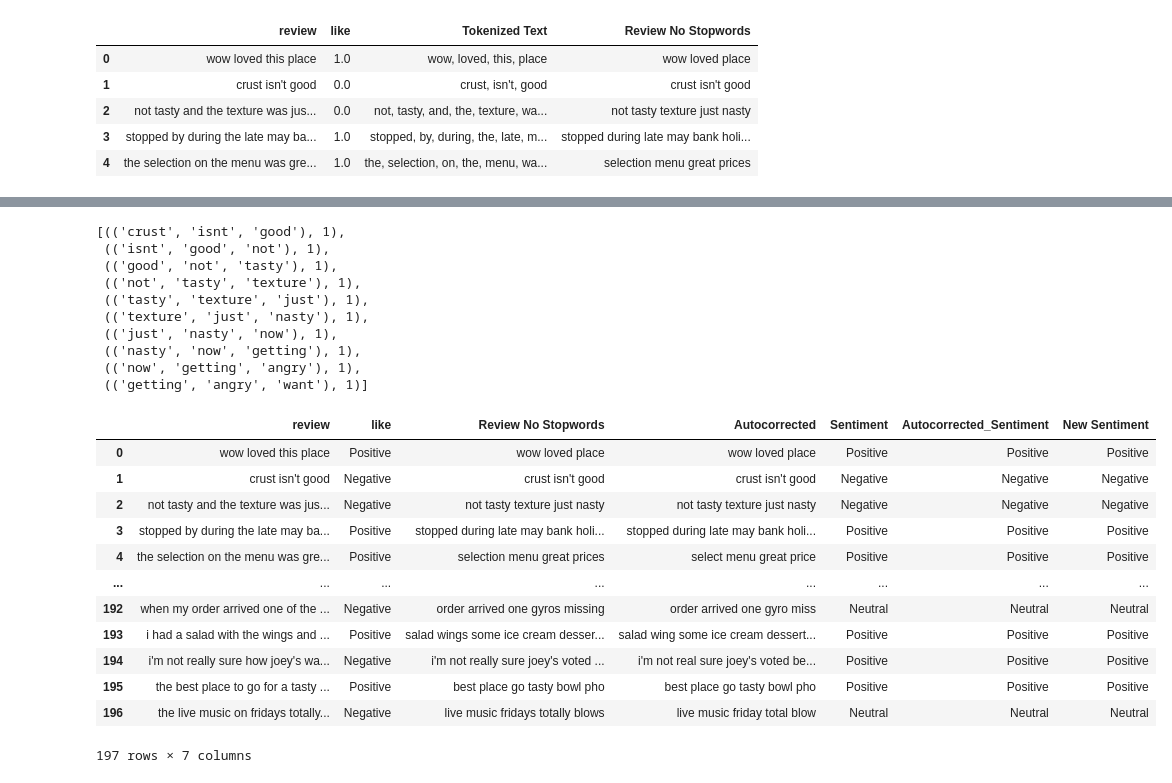
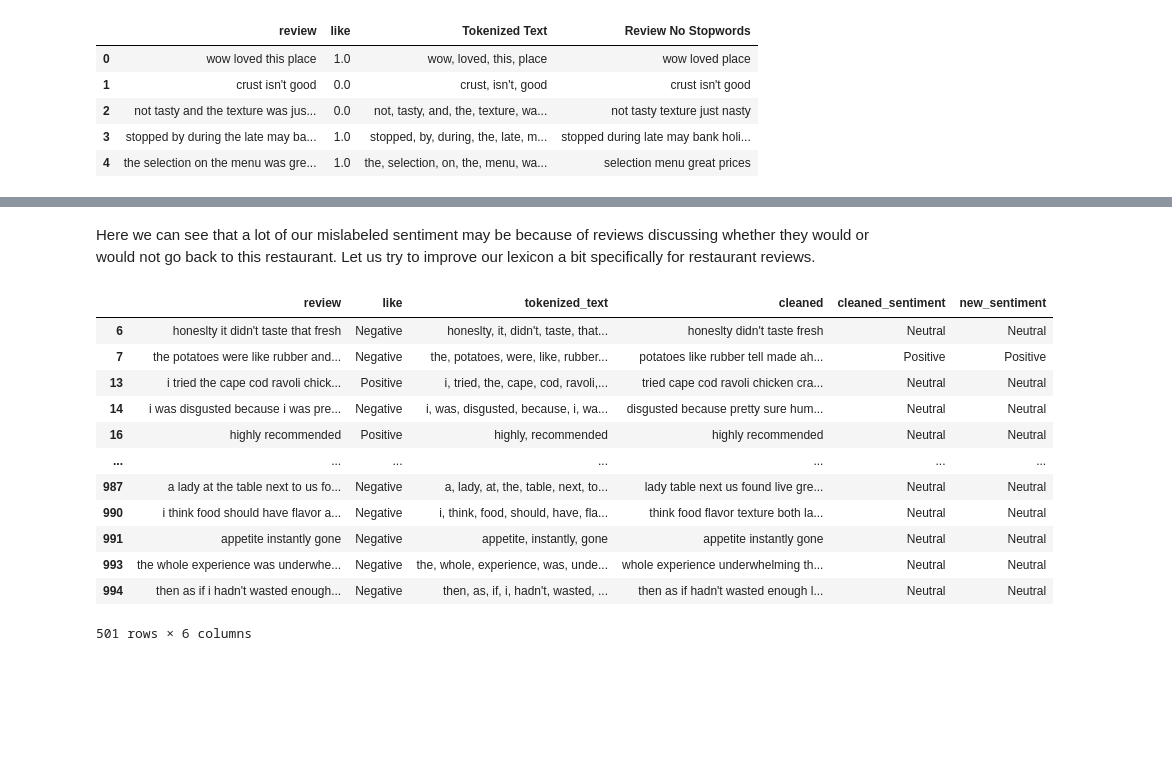
Before and after one commit to Thomas-Kulch/text_data_toolkit, a Jupyter notebook: eda/EDA_Restaurant_Reviews.ipynb, the cells around one changed output, grey strips where cells are left out. Saved outputs shown, nothing was run; the diff lists cells and outputs as text; code cells hidden in the pictures; blank space fills up the shorter version.

```diff
--- a/eda/EDA_Restaurant_Reviews.ipynb
+++ b/eda/EDA_Restaurant_Reviews.ipynb
@@ -24,7 +24,8 @@ Space for File Operations
 # %%
 files = ['../data/Restaurant_Reviews_Test.tsv',
          '../data/Restaurant_Reviews.csv',
-         '../data/Restaurant_Reviews2.txt']
+         '../data/Restaurant_Reviews2.txt',
+         '../data/Restaurant_Reviews.tsv']
 
 
 dfs = clean.load_text_to_df(files, columns = ["Review", "Like"], line_length = 2)
@@ -51,6 +52,7 @@ df_txt.head()
 | 5 | The selection on the menu was gre... | 1 |
 # %%
 df_tsv = dfs['Restaurant_Reviews_Test']
+df = dfs["Restaurant_Reviews"]
 df_tsv.head()
 # %% [output]
 |  | Review | Like |
@@ -198,0 +181,7 @@ cleaned_df_tsv.head()
+# %%
+# Let us now take a look at our actual dataset
+df = clean.clean_dataframe(df, "review")
+transform.tokenize_dataframe(df, "review")
+df = transform.remove_stopwords(df, "review", new_column = "Cleaned")
+df["Cleaned_Sentiment"] = df["Cleaned"].apply(lambda x: transform.label_data_sentiment(x))
+df = clean.homogenize_columns(df)
@@ -233,9 +232,9 @@ eda.plot_sentiment_distribution(df = cleaned_df_tsv, text_column="Autocorrected"
 # %%
 # Actual Sentiment
-cleaned_df_tsv["like"] = cleaned_df_tsv["like"].astype(float)
-cleaned_df_tsv["like"] = cleaned_df_tsv["like"].map({0.0: "Negative", 1.0: "Positive"})
+df["like"] = df["like"].astype(float)
+df["like"] = df["like"].map({0.0: "Negative", 1.0: "Positive"})
 
-sns.countplot(data=cleaned_df_tsv, x="like")
+sns.countplot(data=df, x="like")
 plt.title("Sentiment Distribution")
 plt.xlabel("Sentiment")
 plt.ylabel("Count")
@@ -304,36 +322,25 @@ eda.top_ngrams((cleaned_df_tsv[cleaned_df_tsv["Sentiment"] == "Neutral"]["Autoco
-# %%
-# Top Tri-Grams of Negative
-eda.top_ngrams((cleaned_df_tsv[cleaned_df_tsv["Sentiment"] == "Negative"]["Autocorrected"]), stopwords="food", n=3, top_k=10)
-# %% [output]
-[(('crust', 'isnt', 'good'), 1),
- (('isnt', 'good', 'not'), 1),
- (('good', 'not', 'tasty'), 1),
- (('not', 'tasty', 'texture'), 1),
- (('tasty', 'texture', 'just'), 1),
- (('texture', 'just', 'nasty'), 1),
- (('just', 'nasty', 'now'), 1),
- (('nasty', 'now', 'getting'), 1),
- (('now', 'getting', 'angry'), 1),
- (('getting', 'angry', 'want'), 1)]
+# %% [markdown]
+Here we can see that a lot of our mislabeled sentiment may be because of reviews discussing whether they would or would not go back to this restaurant. Let us try to improve our lexicon a bit specifically for restaurant reviews.
 # %%
-cleaned_df_tsv["New Sentiment"] = cleaned_df_tsv["Autocorrected"].apply(
+df["new_sentiment"] = df["cleaned"].apply(
     lambda x: transform.label_data_sentiment(x,
-    custom_positive = {"tasty", "fresh", "interest", "prompt", "delicious", "full", "fullfilled", "taste"},
-    custom_negative = {"nasty", "angry", "no", "damn", "rubber", "gross"},
+    custom_positive = {"tasty", "taste", "prompt", "delicious",  "fullfilled", "go", "friendly", "5", "five", "4", "four", "3", "three"},
+    custom_negative = {"nasty", "angry", "no", "damn", "rubber", "gross", "never", "disappointed", "2", "two", "1", "one", "0", "zero", "underwhelming"},
     filename = '../data/Restaurant_Lexicon.json'))
 
-display(cleaned_df_tsv)
+different = df[df["like"] != df["new_sentiment"]]
+display(different)
 # %% [output]
-|  | review | like | Review No Stopwords | Autocorrected | Sentiment | Autocorrected_Sentiment | New Sentiment |
-| 0 | wow loved this place | Positive | wow loved place | wow loved place | Positive | Positive | Positive |
-| 1 | crust isn't good | Negative | crust isn't good | crust isn't good | Negative | Negative | Negative |
-| 2 | not tasty and the texture was jus... | Negative | not tasty texture just nasty | not tasty texture just nasty | Negative | Negative | Negative |
-| 3 | stopped by during the late may ba... | Positive | stopped during late may bank holi... | stopped during late may bank holi... | Positive | Positive | Positive |
-| 4 | the selection on the menu was gre... | Positive | selection menu great prices | select menu great price | Positive | Positive | Positive |
-| ... | ... | ... | ... | ... | ... | ... | ... |
-| 192 | when my order arrived one of the ... | Negative | order arrived one gyros missing | order arrived one gyro miss | Neutral | Neutral | Neutral |
-| 193 | i had a salad with the wings and ... | Positive | salad wings some ice cream desser... | salad wing some ice cream dessert... | Positive | Positive | Positive |
-| 194 | i'm not really sure how joey's wa... | Negative | i'm not really sure joey's voted ... | i'm not real sure joey's voted be... | Positive | Positive | Positive |
-| 195 | the best place to go for a tasty ... | Positive | best place go tasty bowl pho | best place go tasty bowl pho | Positive | Positive | Positive |
-| 196 | the live music on fridays totally... | Negative | live music fridays totally blows | live music friday total blow | Neutral | Neutral | Neutral |
+|  | review | like | tokenized_text | cleaned | cleaned_sentiment | new_sentiment |
+| 6 | honeslty it didn't taste that fresh | Negative | honeslty, it, didn't, taste, that... | honeslty didn't taste fresh | Neutral | Neutral |
+| 7 | the potatoes were like rubber and... | Negative | the, potatoes, were, like, rubber... | potatoes like rubber tell made ah... | Positive | Positive |
+| 13 | i tried the cape cod ravoli chick... | Positive | i, tried, the, cape, cod, ravoli,... | tried cape cod ravoli chicken cra... | Neutral | Neutral |
+| 14 | i was disgusted because i was pre... | Negative | i, was, disgusted, because, i, wa... | disgusted because pretty sure hum... | Neutral | Neutral |
+| 16 | highly recommended | Positive | highly, recommended | highly recommended | Neutral | Neutral |
+| ... | ... | ... | ... | ... | ... | ... |
+| 987 | a lady at the table next to us fo... | Negative | a, lady, at, the, table, next, to... | lady table next us found live gre... | Neutral | Neutral |
+| 990 | i think food should have flavor a... | Negative | i, think, food, should, have, fla... | think food flavor texture both la... | Neutral | Neutral |
+| 991 | appetite instantly gone | Negative | appetite, instantly, gone | appetite instantly gone | Neutral | Neutral |
+| 993 | the whole experience was underwhe... | Negative | the, whole, experience, was, unde... | whole experience underwhelming th... | Neutral | Neutral |
+| 994 | then as if i hadn't wasted enough... | Negative | then, as, if, i, hadn't, wasted, ... | then as if hadn't wasted enough l... | Neutral | Neutral |
-197 rows × 7 columns
+501 rows × 6 columns
```
Also changed, not shown: parts of 41 cells of this notebook, 1 other file.
